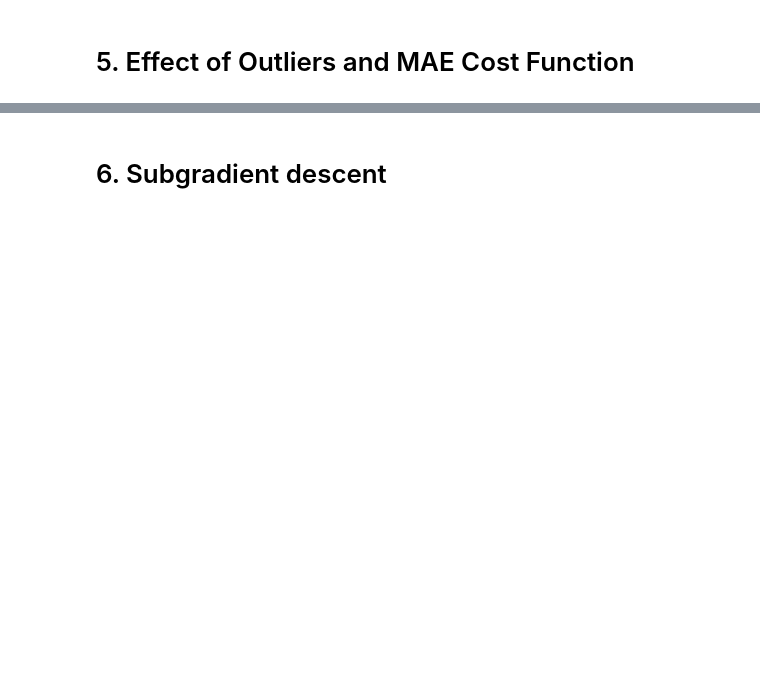
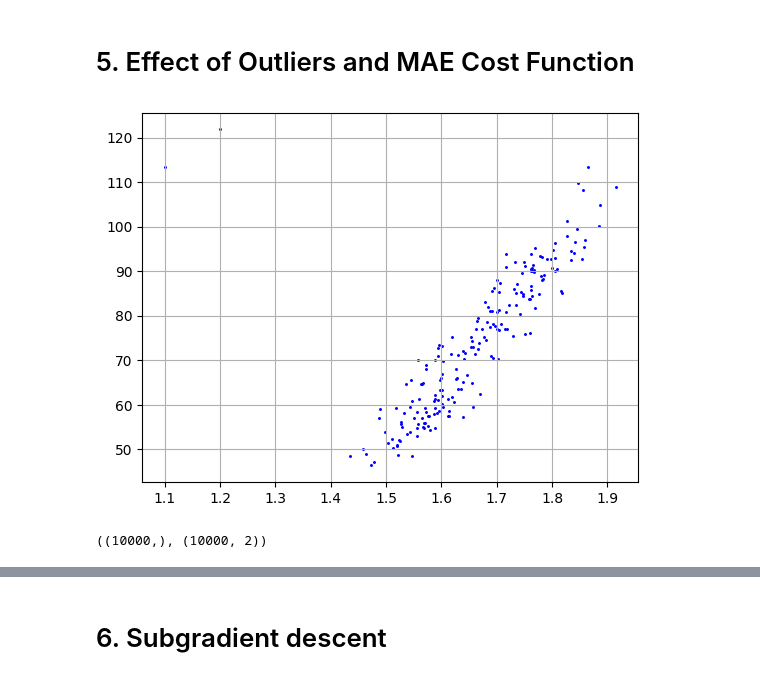
Before and after one commit to CharlieChzlee/ML_course, a Jupyter notebook: labs/ex02/template/ex02.ipynb, the cells around one changed output, grey strips where cells are left out. Saved outputs shown, nothing was run; the diff lists cells and outputs as text; code cells hidden in the pictures; blank space fills up the shorter version.

```diff
--- a/labs/ex02/template/ex02.ipynb
+++ b/labs/ex02/template/ex02.ipynb
@@ -354,16 +386,27 @@ interact(plot_figure, n_iter=IntSlider(min=1, max=len(sgd_ws)))
 # %%
 import datetime
 from helpers import *
-
+import matplotlib.pyplot as plt
 # ***************************************************
 # INSERT YOUR CODE HERE
 # TODO: reload the data by subsampling first, then by subsampling and adding outliers
+height, weight, gender = load_data(sub_sample=True, add_outlier=True)
+x, mean_x, std_x = standardize(height)
+y, tx = build_model_data(x, weight)
 # ***************************************************
-raise NotImplementedError
+#raise NotImplementedError
 
 x, mean_x, std_x = standardize(height)
 y, tx = build_model_data(x, weight)
+
+plt.figure()
+plt.scatter(height, weight, marker=".", color="b", s=5)
+plt.grid()
+# %% [output]
+[figure, added]
 # %%
 y.shape, tx.shape
+# %% [output]
+((10000,), (10000, 2))
 # %%
 from plots import gradient_descent_visualization
```
Also changed, not shown: parts of 19 cells of this notebook, 2 other files.
